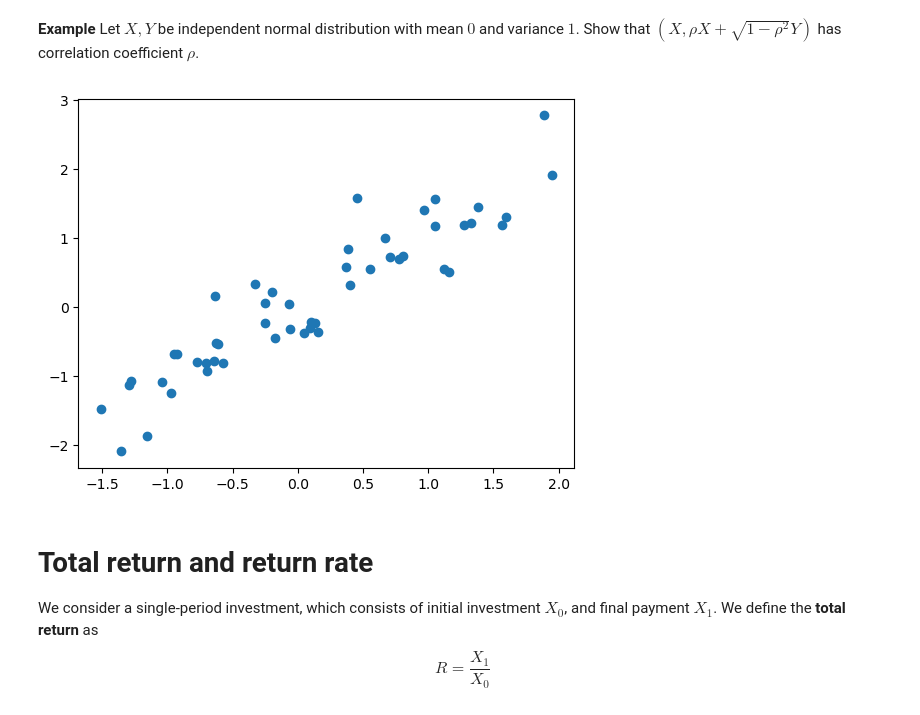
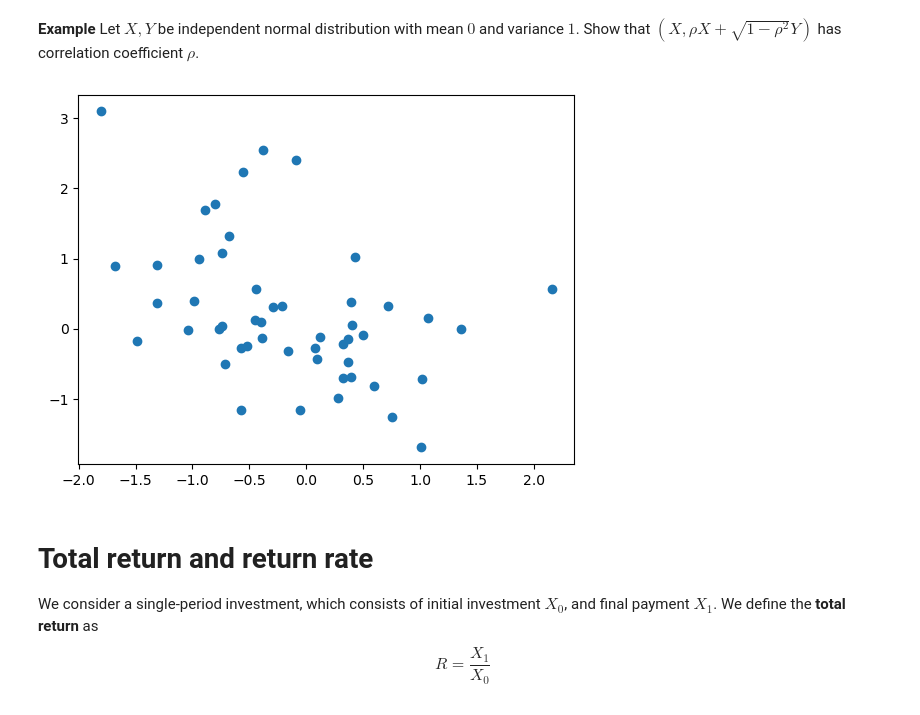
Before and after one commit to AvaM1/Math134_Notes, a Jupyter notebook: 134A Week 6.ipynb, the cells around one changed output. Saved outputs shown, nothing was run; the diff lists cells and outputs as text; code cells hidden in the pictures.

```diff
--- a/134A Week 6.ipynb
+++ b/134A Week 6.ipynb
@@ -83,16 +83,16 @@ Let $X, Y$ be independent normal distribution with mean $0$ and variance $1$. Sh
 # %%
 import matplotlib.pyplot as plt
 import numpy as np
 
 n = 50
-rho = 0.9
+rho = -0.5
 X = np.random.normal(0, 1, n)
 Y = np.random.normal(0, 1, n)
 Z = rho * X + np.sqrt(1-rho**2) * Y
 plt.scatter(X, Z)
 plt.show()
 # %% [output]
-[figure, old version]
+[figure, new version]
 # %% [markdown]
 # Total return and return rate
 We consider a single-period investment, which consists of initial investment $X_0$, and final payment $X_1$. We define the **total return** as
```
